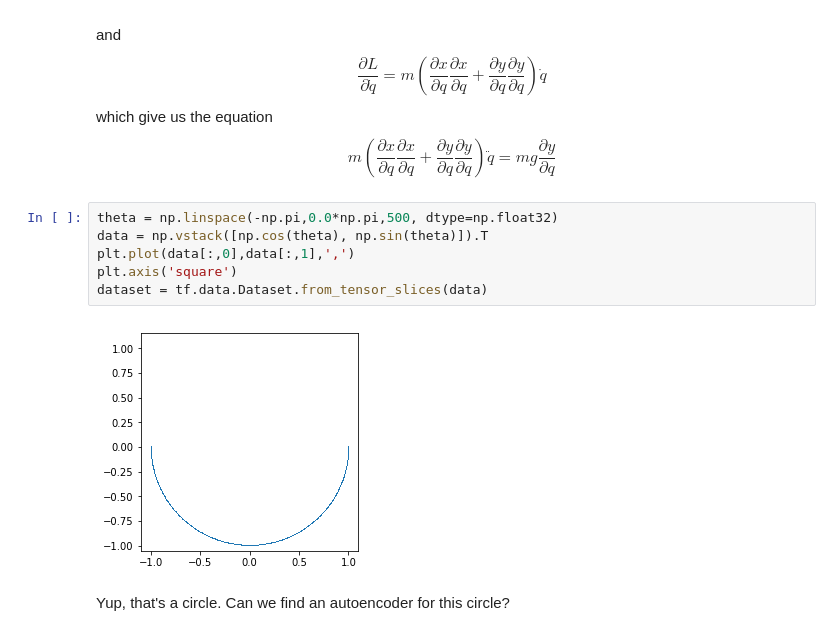
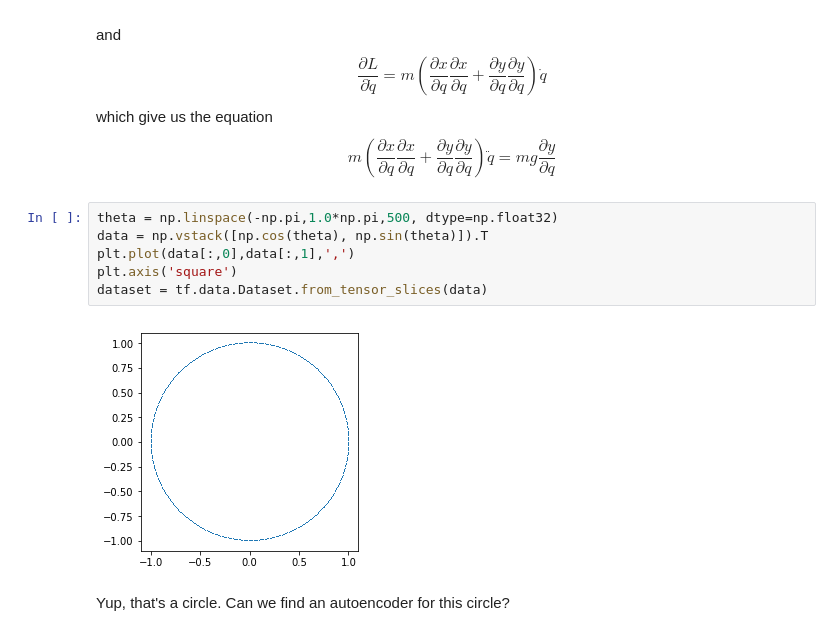
Before and after one commit to afqueiruga/LatentPrimaries, a Jupyter notebook: pendulum.ipynb, the cells around one changed output. Saved outputs shown, nothing was run; the diff lists cells and outputs as text.

```diff
--- a/pendulum.ipynb
+++ b/pendulum.ipynb
@@ -45,13 +45,13 @@ which give us the equation
 m \left( \frac{\partial x}{\partial q}\frac{\partial x}{\partial q} + \frac{\partial y}{\partial q}\frac{\partial y}{\partial q} \right) \ddot{q} =  m g \frac{\partial y}{\partial q}
 \end{equation}
 # %%
-theta = np.linspace(-np.pi,0.0*np.pi,500, dtype=np.float32)
+theta = np.linspace(-np.pi,1.0*np.pi,500, dtype=np.float32)
 data = np.vstack([np.cos(theta), np.sin(theta)]).T
 plt.plot(data[:,0],data[:,1],',')
 plt.axis('square')
 dataset = tf.data.Dataset.from_tensor_slices(data)
 # %% [output]
-[figure, old version]
+[figure, new version]
 # %% [markdown]
 Yup, that's a circle. Can we find an autoencoder for this circle?
 # %%
```
Also changed, not shown: parts of 3 cells of this notebook, 3 other files.
